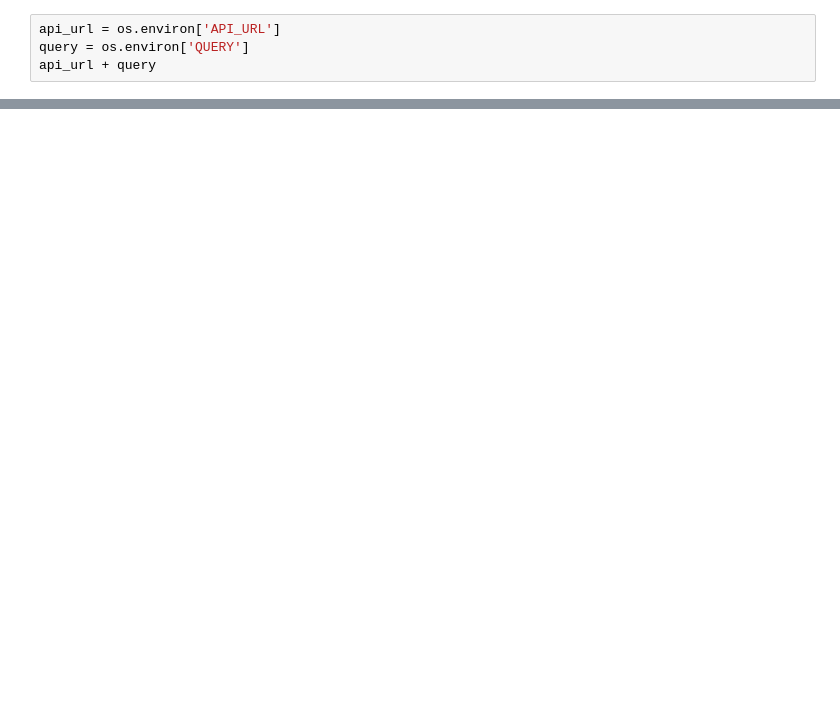
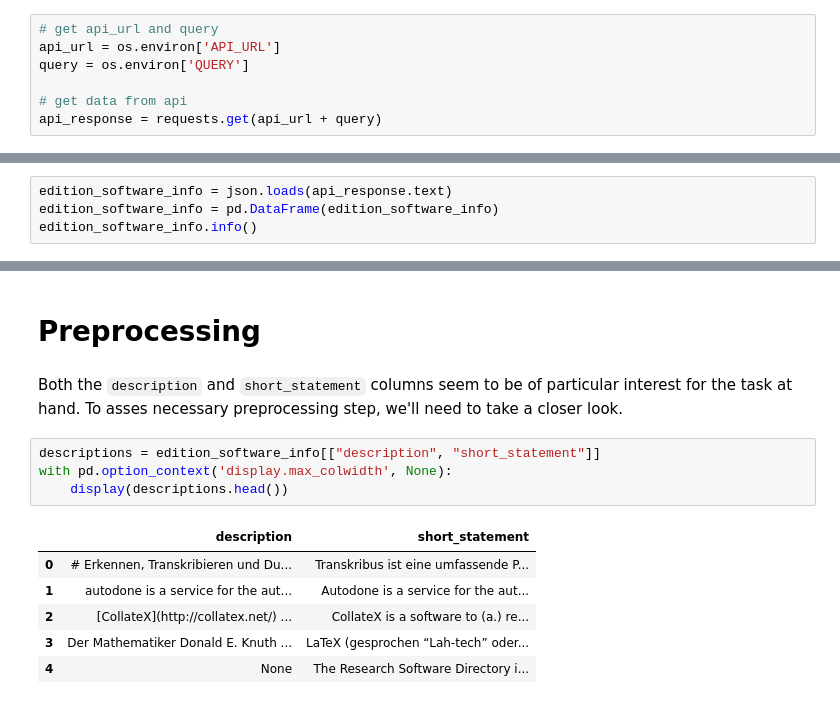
Before and after one commit to andwzn/retrieval-augmented-generation-experiment, a Jupyter notebook: rag_experiment_1.ipynb, the cells around one changed output, grey strips where cells are left out. Cells and saved outputs as stored; diff of their text form; blank space fills up the shorter version.

Commit message:
initial preprocessing

```diff
--- a/rag_experiment_1.ipynb
+++ b/rag_experiment_1.ipynb
@@ -22,4 +13,7 @@ The dotenv extension is already loaded. To reload it, use:
 # %%
+# get api_url and query
 api_url = os.environ['API_URL']
 query = os.environ['QUERY']
-api_url + query
+
+# get data from api
+api_response = requests.get(api_url + query)
@@ -29,0 +22,4 @@ KeyError: 'QUERY'
+# %%
+edition_software_info = json.loads(api_response.text)
+edition_software_info = pd.DataFrame(edition_software_info)
+edition_software_info.info()
@@ -29,0 +50,15 @@ KeyError: 'QUERY'
+# %% [markdown]
+# Preprocessing
+# %% [markdown]
+Both the `description` and `short_statement` columns seem to be of particular interest for the task at hand. To asses necessary preprocessing step, we'll need to take a closer look.
+# %%
+descriptions = edition_software_info[["description", "short_statement"]]
+with pd.option_context('display.max_colwidth', None):
+    display(descriptions.head())
+# %% [output]
+|  | description | short_statement |
+| 0 | # Erkennen, Transkribieren und Du... | Transkribus ist eine umfassende P... |
+| 1 | autodone is a service for the aut... | Autodone is a service for the aut... |
+| 2 | [CollateX](http://collatex.net/) ... | CollateX is a software to (a.) re... |
+| 3 | Der Mathematiker Donald E. Knuth ... | LaTeX (gesprochen “Lah-tech” oder... |
+| 4 | None | The Research Software Directory i... |
```
Also changed, not shown: parts of 12 cells of this notebook.
